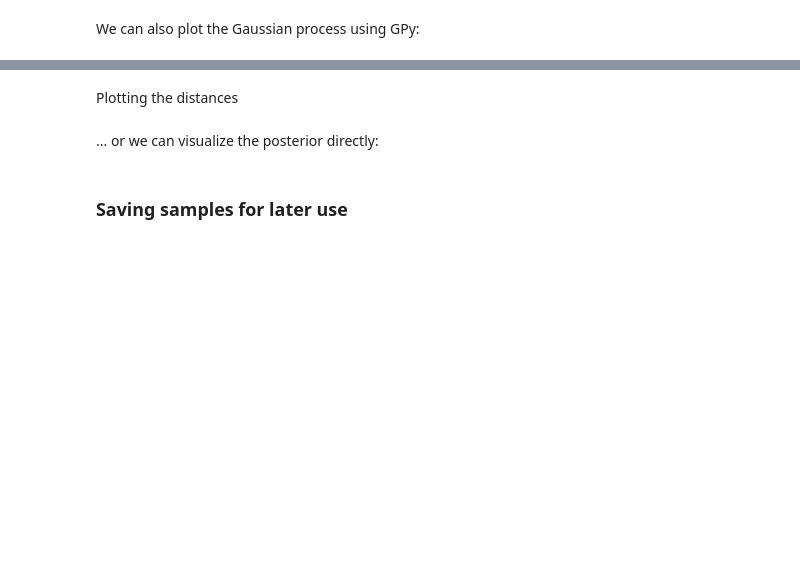
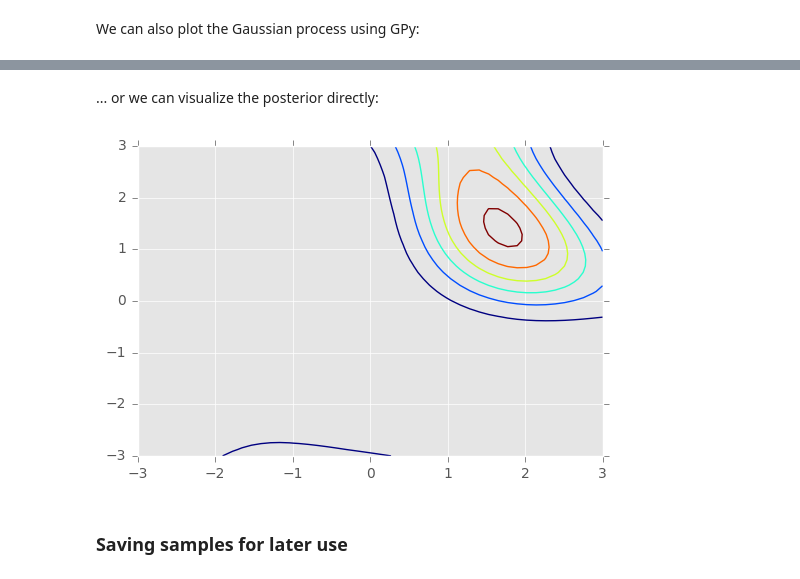
Before and after one commit to elfi-dev/elfi, a Jupyter notebook: notebooks/ma2_example.ipynb, the cells around one changed output, grey strips where cells are left out. Cells and saved outputs as stored; diff of their text form; code cells hidden in the pictures; blank space fills up the shorter version.

```diff
--- a/notebooks/ma2_example.ipynb
+++ b/notebooks/ma2_example.ipynb
@@ -311,2 +403,0 @@ bolfi.model.gp.plot();
-# %% [markdown]
-Plotting the distances
@@ -315,12 +404,14 @@ plt.scatter(bolfi.model.gp.X[:,0], bolfi.model.gp.Y)
 # %% [markdown]
 ... or we can visualize the posterior directly:
 # %%
-x, y = np.meshgrid(np.linspace(-2, 2), np.linspace(-1, 1))
+x, y = np.meshgrid(np.linspace(*bolfi.model.bounds[0]), np.linspace(*bolfi.model.bounds[1]))
 z = np.empty_like(x)
 for ii in range(len(x)):
     for jj in range(len(x)):
         z[ii, jj] = post.pdf(np.array([x[ii, jj], y[ii, jj]]))
 plt.contour(x, y, z);
+# %% [output]
+[figure, added]
 # %% [markdown]
 ### Saving samples for later use
 # %% [markdown]
```
Also changed, not shown: parts of 35 cells of this notebook, 2 other files.
